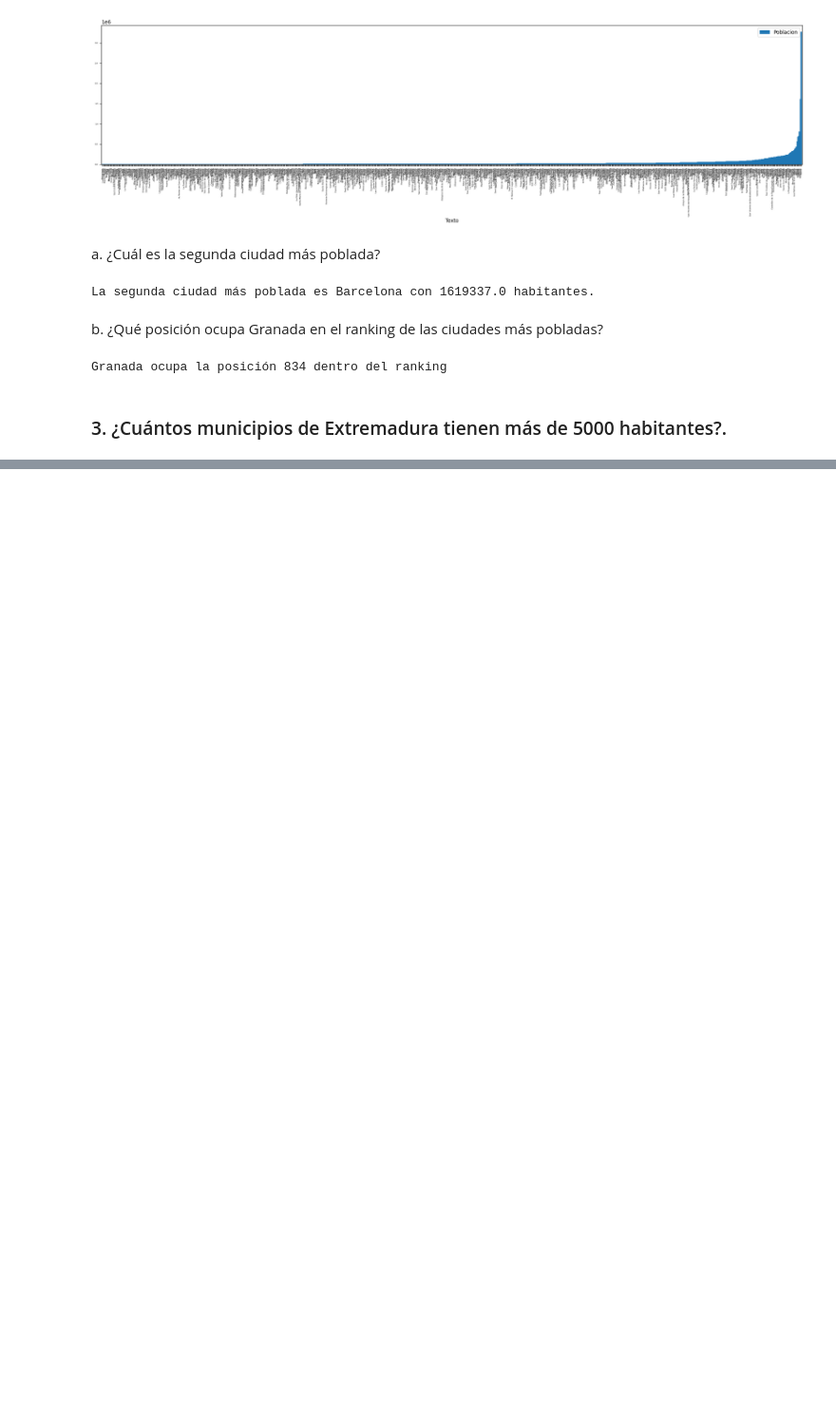
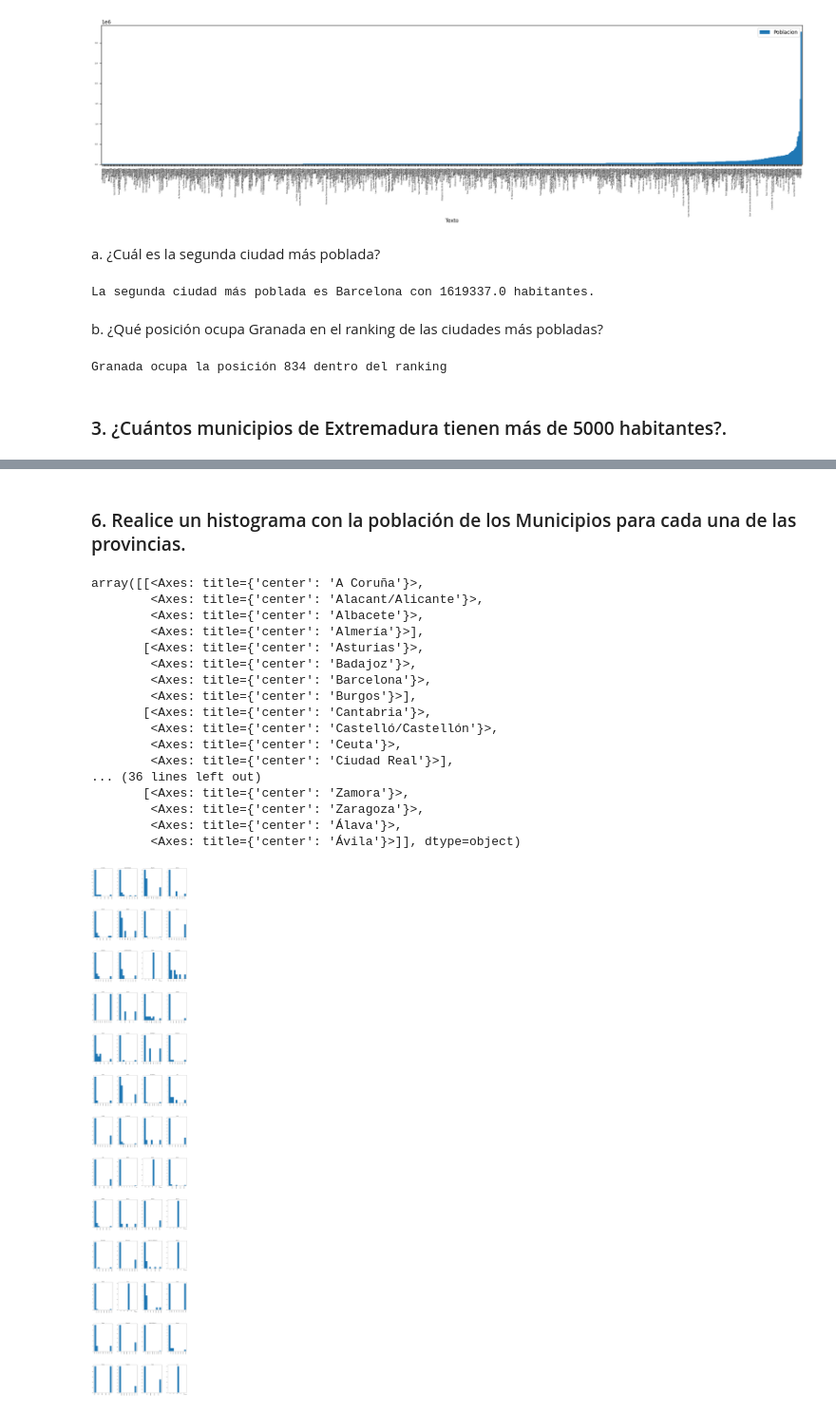
Before and after one commit to PoldanaGt/Lab_3, a Jupyter notebook: LAB3 Pablo Aldana.ipynb, the cells around one changed output, grey strips where cells are left out. Shown at 95% size. Saved outputs shown, nothing was run; the diff lists cells and outputs as text; code cells hidden in the pictures; blank space fills up the shorter version.

```diff
--- a/LAB3 Pablo Aldana.ipynb
+++ b/LAB3 Pablo Aldana.ipynb
@@ -189,0 +224,24 @@ IndexingError: Unalignable boolean Series provided as indexer (index of the bool
+# %% [markdown]
+### 6. Realice un histograma con la población de los Municipios para cada una de las provincias.
+# %%
+df_pro=df.groupby('Provincia')
+df['Poblacion'].hist(by=df['Provincia'],figsize=(25,150),bins=10, layout=(-1,4))
+# %% [output]
+array([[<Axes: title={'center': 'A Coruña'}>,
+        <Axes: title={'center': 'Alacant/Alicante'}>,
+        <Axes: title={'center': 'Albacete'}>,
+        <Axes: title={'center': 'Almería'}>],
+       [<Axes: title={'center': 'Asturias'}>,
+        <Axes: title={'center': 'Badajoz'}>,
+        <Axes: title={'center': 'Barcelona'}>,
+        <Axes: title={'center': 'Burgos'}>],
+       [<Axes: title={'center': 'Cantabria'}>,
+        <Axes: title={'center': 'Castelló/Castellón'}>,
+        <Axes: title={'center': 'Ceuta'}>,
+        <Axes: title={'center': 'Ciudad Real'}>],
+... (36 lines left out)
+       [<Axes: title={'center': 'Zamora'}>,
+        <Axes: title={'center': 'Zaragoza'}>,
+        <Axes: title={'center': 'Álava'}>,
+        <Axes: title={'center': 'Ávila'}>]], dtype=object)
+[figure, added]
```
Also changed, not shown: parts of 11 cells of this notebook.
